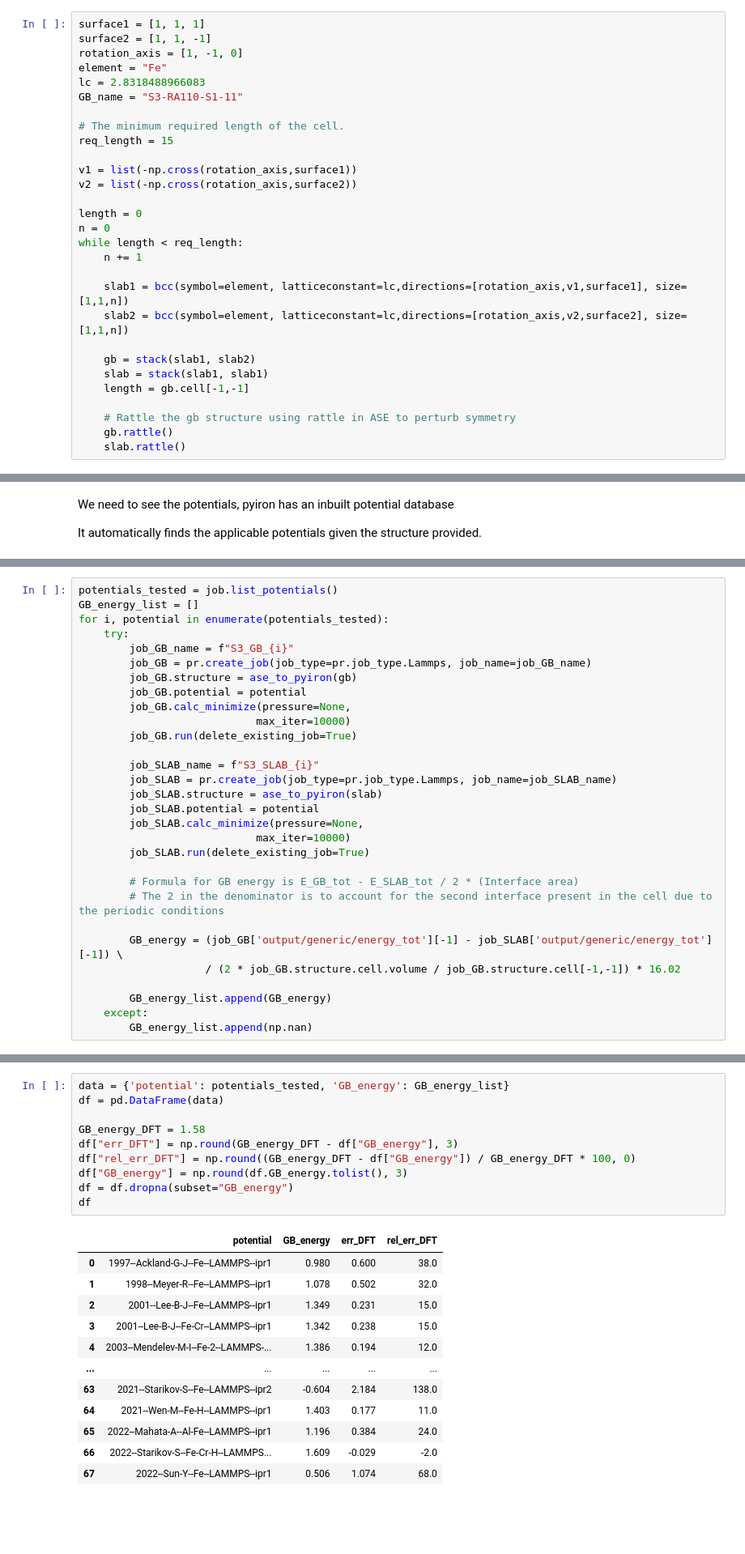
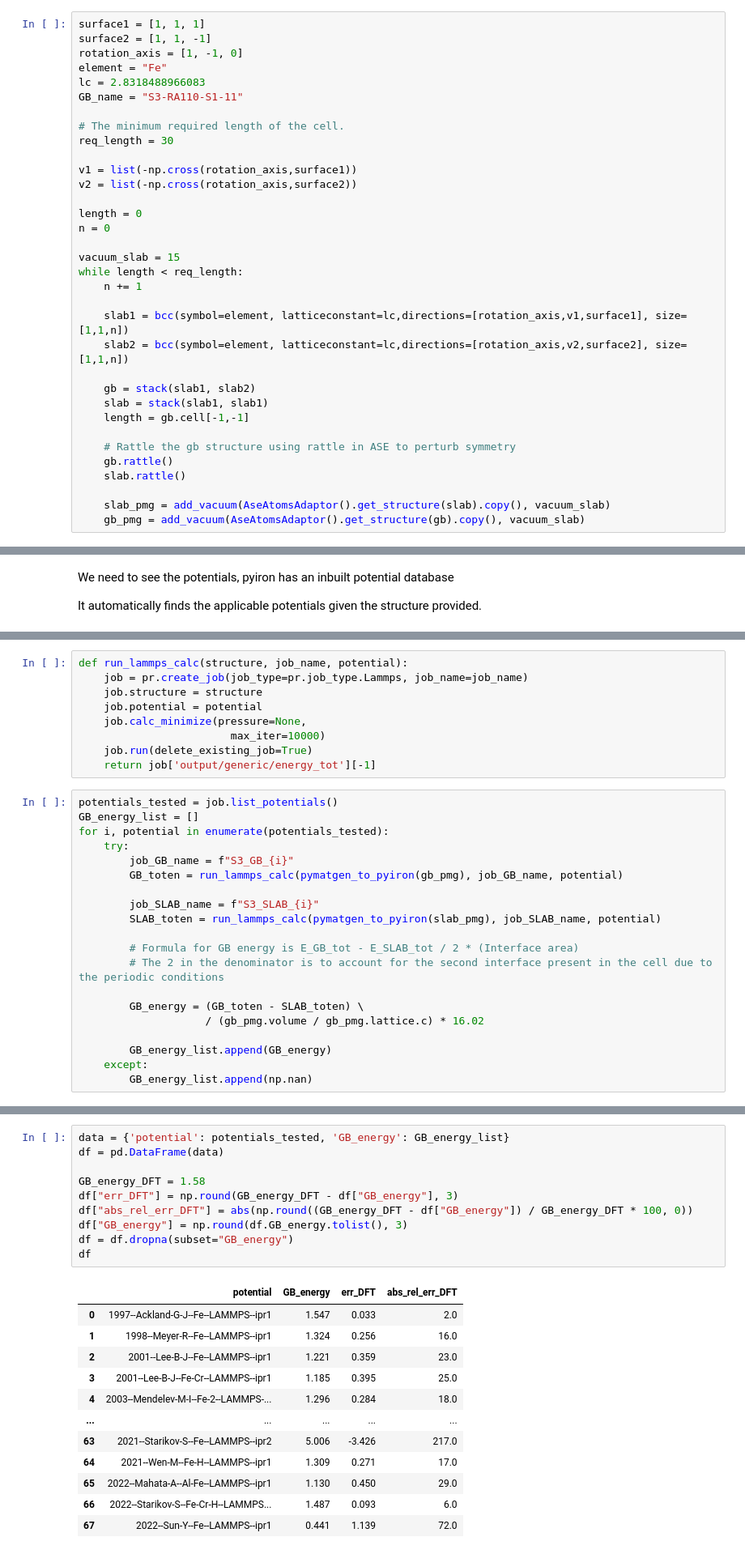
Before and after one commit to materialdigital/pyiron_GB_energies, a Jupyter notebook: pyiron_GB_energy_example.ipynb, the cells around one changed output, grey strips where cells are left out. Shown at 81% size. Saved outputs shown, nothing was run; the diff lists cells and outputs as text; blank space fills up the shorter version.

```diff
--- a/pyiron_GB_energy_example.ipynb
+++ b/pyiron_GB_energy_example.ipynb
@@ -38,13 +62,15 @@ lc = 2.8318488966083
 GB_name = "S3-RA110-S1-11"
 
 # The minimum required length of the cell.
-req_length = 15
+req_length = 30
 
 v1 = list(-np.cross(rotation_axis,surface1))
 v2 = list(-np.cross(rotation_axis,surface2))
 
 length = 0
 n = 0
+
+vacuum_slab = 15
 while length < req_length:
     n += 1
 
@@ -58,6 +84,9 @@ while length < req_length:
     # Rattle the gb structure using rattle in ASE to perturb symmetry
     gb.rattle()
     slab.rattle()
+
+    slab_pmg = add_vacuum(AseAtomsAdaptor().get_structure(slab).copy(), vacuum_slab)
+    gb_pmg = add_vacuum(AseAtomsAdaptor().get_structure(gb).copy(), vacuum_slab)
 # %% [markdown]
 Create the pyiron job, assign the structure to the job.
 # %%
@@ -81,32 +110,31 @@ job.list_potentials()[:10]
  '2004--Zhou-X-W--Fe--LAMMPS--ipr2',
  '2005--Lee-B-J--Fe-Cu--LAMMPS--ipr1',
  '2005--Mendelev-M-I--Al-Fe--LAMMPS--ipr1']
+# %%
+def run_lammps_calc(structure, job_name, potential):
+    job = pr.create_job(job_type=pr.job_type.Lammps, job_name=job_name)
+    job.structure = structure
+    job.potential = potential
+    job.calc_minimize(pressure=None,
+                        max_iter=10000)
+    job.run(delete_existing_job=True)
+    return job['output/generic/energy_tot'][-1]
 # %%
 potentials_tested = job.list_potentials()
 GB_energy_list = []
 for i, potential in enumerate(potentials_tested):
     try:
         job_GB_name = f"S3_GB_{i}"
-        job_GB = pr.create_job(job_type=pr.job_type.Lammps, job_name=job_GB_name)
-        job_GB.structure = ase_to_pyiron(gb)
-        job_GB.potential = potential
-        job_GB.calc_minimize(pressure=None,
-                            max_iter=10000)
-        job_GB.run(delete_existing_job=True)
+        GB_toten = run_lammps_calc(pymatgen_to_pyiron(gb_pmg), job_GB_name, potential)
 
         job_SLAB_name = f"S3_SLAB_{i}"
-        job_SLAB = pr.create_job(job_type=pr.job_type.Lammps, job_name=job_SLAB_name)
-        job_SLAB.structure = ase_to_pyiron(slab)
-        job_SLAB.potential = potential
-        job_SLAB.calc_minimize(pressure=None,
-                            max_iter=10000)
-        job_SLAB.run(delete_existing_job=True)
+        SLAB_toten = run_lammps_calc(pymatgen_to_pyiron(slab_pmg), job_SLAB_name, potential)
 
         # Formula for GB energy is E_GB_tot - E_SLAB_tot / 2 * (Interface area)
         # The 2 in the denominator is to account for the second interface present in the cell due to the periodic conditions
 
-        GB_energy = (job_GB['output/generic/energy_tot'][-1] - job_SLAB['output/generic/energy_tot'][-1]) \
-                    / (2 * job_GB.structure.cell.volume / job_GB.structure.cell[-1,-1]) * 16.02
+        GB_energy = (GB_toten - SLAB_toten) \
+                    / (gb_pmg.volume / gb_pmg.lattice.c) * 16.02
 
         GB_energy_list.append(GB_energy)
     except:
@@ -134,26 +238,26 @@ Mai, H.L., Cui, X.Y., Scheiber, D., Romaner, L. and Ringer, S.P., 2022. The segr
 # %%
 data = {'potential': potentials_tested, 'GB_energy': GB_energy_list}
 df = pd.DataFrame(data)
 
 GB_energy_DFT = 1.58
 df["err_DFT"] = np.round(GB_energy_DFT - df["GB_energy"], 3)
-df["rel_err_DFT"] = np.round((GB_energy_DFT - df["GB_energy"]) / GB_energy_DFT * 100, 0)
+df["abs_rel_err_DFT"] = abs(np.round((GB_energy_DFT - df["GB_energy"]) / GB_energy_DFT * 100, 0))
 df["GB_energy"] = np.round(df.GB_energy.tolist(), 3)
 df = df.dropna(subset="GB_energy")
 df
 # %% [output]
-|  | potential | GB_energy | err_DFT | rel_err_DFT |
-| 0 | 1997--Ackland-G-J--Fe--LAMMPS--ipr1 | 0.980 | 0.600 | 38.0 |
-| 1 | 1998--Meyer-R--Fe--LAMMPS--ipr1 | 1.078 | 0.502 | 32.0 |
-| 2 | 2001--Lee-B-J--Fe--LAMMPS--ipr1 | 1.349 | 0.231 | 15.0 |
-| 3 | 2001--Lee-B-J--Fe-Cr--LAMMPS--ipr1 | 1.342 | 0.238 | 15.0 |
-| 4 | 2003--Mendelev-M-I--Fe-2--LAMMPS-... | 1.386 | 0.194 | 12.0 |
+|  | potential | GB_energy | err_DFT | abs_rel_err_DFT |
+| 0 | 1997--Ackland-G-J--Fe--LAMMPS--ipr1 | 1.547 | 0.033 | 2.0 |
+| 1 | 1998--Meyer-R--Fe--LAMMPS--ipr1 | 1.324 | 0.256 | 16.0 |
+| 2 | 2001--Lee-B-J--Fe--LAMMPS--ipr1 | 1.221 | 0.359 | 23.0 |
+| 3 | 2001--Lee-B-J--Fe-Cr--LAMMPS--ipr1 | 1.185 | 0.395 | 25.0 |
+| 4 | 2003--Mendelev-M-I--Fe-2--LAMMPS-... | 1.296 | 0.284 | 18.0 |
 | ... | ... | ... | ... | ... |
-| 63 | 2021--Starikov-S--Fe--LAMMPS--ipr2 | -0.604 | 2.184 | 138.0 |
-| 64 | 2021--Wen-M--Fe-H--LAMMPS--ipr1 | 1.403 | 0.177 | 11.0 |
-| 65 | 2022--Mahata-A--Al-Fe--LAMMPS--ipr1 | 1.196 | 0.384 | 24.0 |
-| 66 | 2022--Starikov-S--Fe-Cr-H--LAMMPS... | 1.609 | -0.029 | -2.0 |
-| 67 | 2022--Sun-Y--Fe--LAMMPS--ipr1 | 0.506 | 1.074 | 68.0 |
+| 63 | 2021--Starikov-S--Fe--LAMMPS--ipr2 | 5.006 | -3.426 | 217.0 |
+| 64 | 2021--Wen-M--Fe-H--LAMMPS--ipr1 | 1.309 | 0.271 | 17.0 |
+| 65 | 2022--Mahata-A--Al-Fe--LAMMPS--ipr1 | 1.130 | 0.450 | 29.0 |
+| 66 | 2022--Starikov-S--Fe-Cr-H--LAMMPS... | 1.487 | 0.093 | 6.0 |
+| 67 | 2022--Sun-Y--Fe--LAMMPS--ipr1 | 0.441 | 1.139 | 72.0 |
 61 rows × 4 columns
 # %% [markdown]
 Order the potentials by the minimum error wrt. DFT!
```
Also changed, not shown: parts of 4 cells of this notebook.
